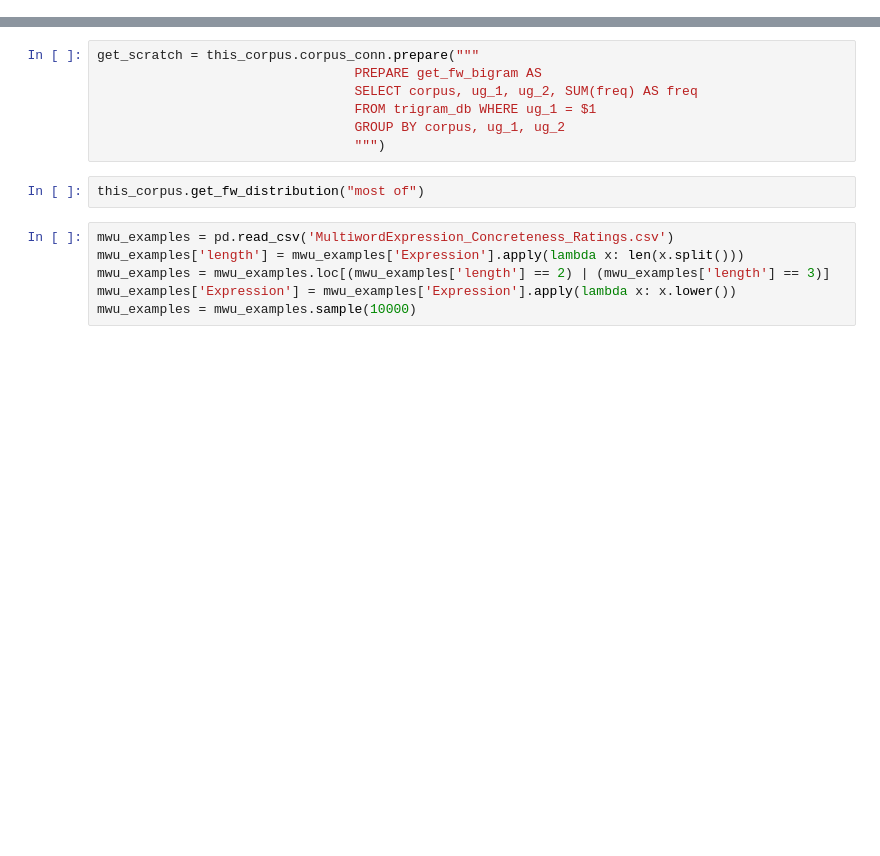
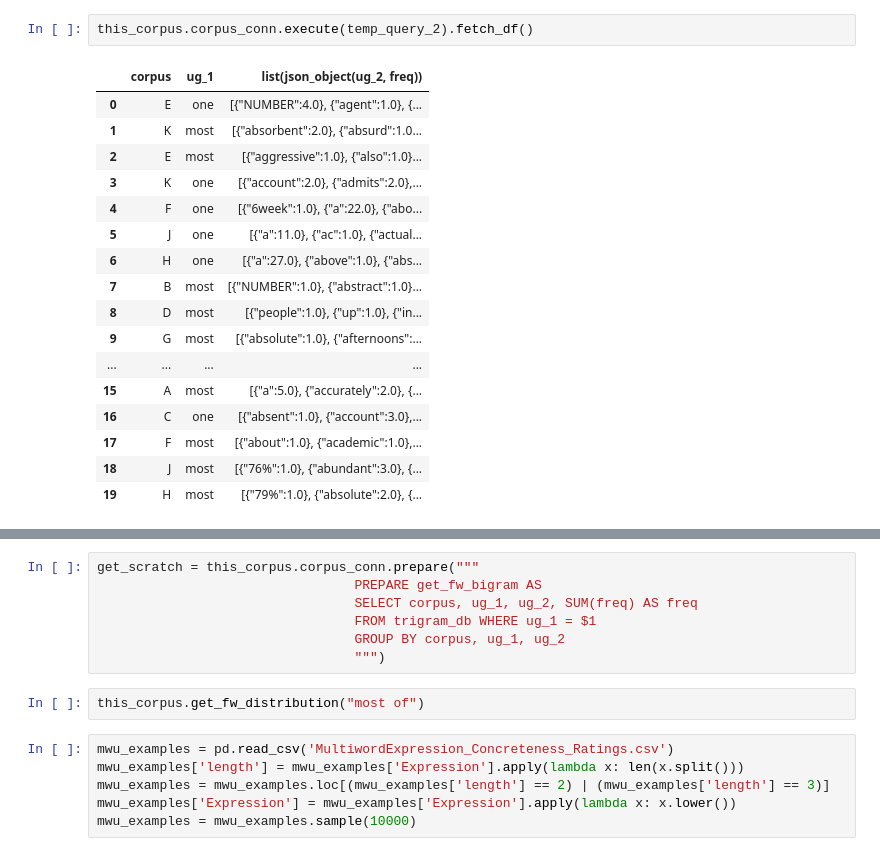
Before and after one commit to contreraskallens/MWU_measures, a Jupyter notebook: scratch.ipynb, the cells around one changed output, grey strips where cells are left out. Drawn from its saved outputs; the diff is of its cells as text; blank space fills up the shorter version.

```diff
--- a/scratch.ipynb
+++ b/scratch.ipynb
@@ -47,0 +207,20 @@ AttributeError: 'Corpus' object has no attribute 'get_unigram_distribution'
+# %%
+this_corpus.corpus_conn.execute(temp_query_2).fetch_df()
+# %% [output]
+|  | corpus | ug_1 | list(json_object(ug_2, freq)) |
+| 0 | E | one | [{"NUMBER":4.0}, {"agent":1.0}, {... |
+| 1 | K | most | [{"absorbent":2.0}, {"absurd":1.0... |
+| 2 | E | most | [{"aggressive":1.0}, {"also":1.0}... |
+| 3 | K | one | [{"account":2.0}, {"admits":2.0},... |
+| 4 | F | one | [{"6week":1.0}, {"a":22.0}, {"abo... |
+| 5 | J | one | [{"a":11.0}, {"ac":1.0}, {"actual... |
+| 6 | H | one | [{"a":27.0}, {"above":1.0}, {"abs... |
+| 7 | B | most | [{"NUMBER":1.0}, {"abstract":1.0}... |
+| 8 | D | most | [{"people":1.0}, {"up":1.0}, {"in... |
+| 9 | G | most | [{"absolute":1.0}, {"afternoons":... |
+| ... | ... | ... | ... |
+| 15 | A | most | [{"a":5.0}, {"accurately":2.0}, {... |
+| 16 | C | one | [{"absent":1.0}, {"account":3.0},... |
+| 17 | F | most | [{"about":1.0}, {"academic":1.0},... |
+| 18 | J | most | [{"76%":1.0}, {"abundant":3.0}, {... |
+| 19 | H | most | [{"79%":1.0}, {"absolute":2.0}, {... |
```
Also changed, not shown: parts of 34 cells of this notebook, 6 other files.
